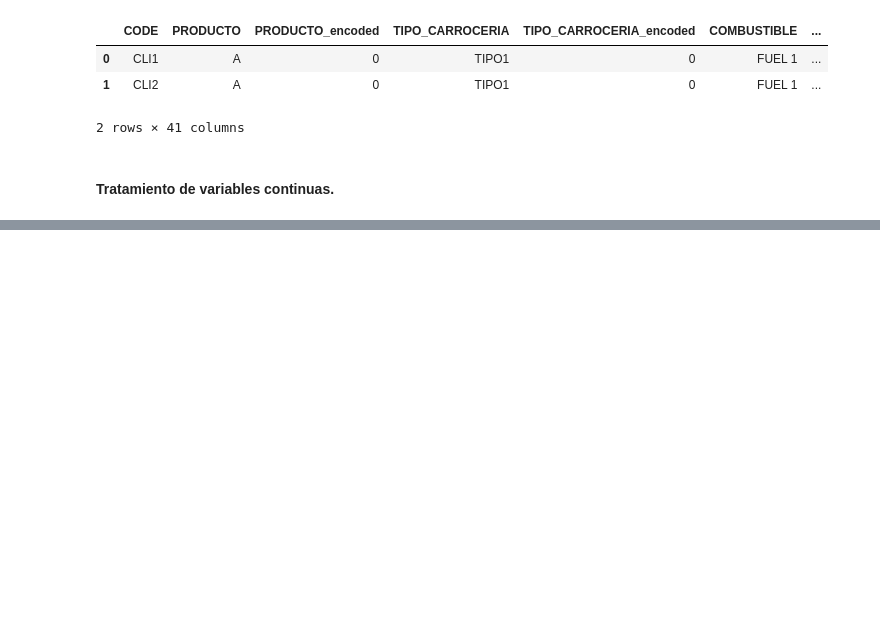
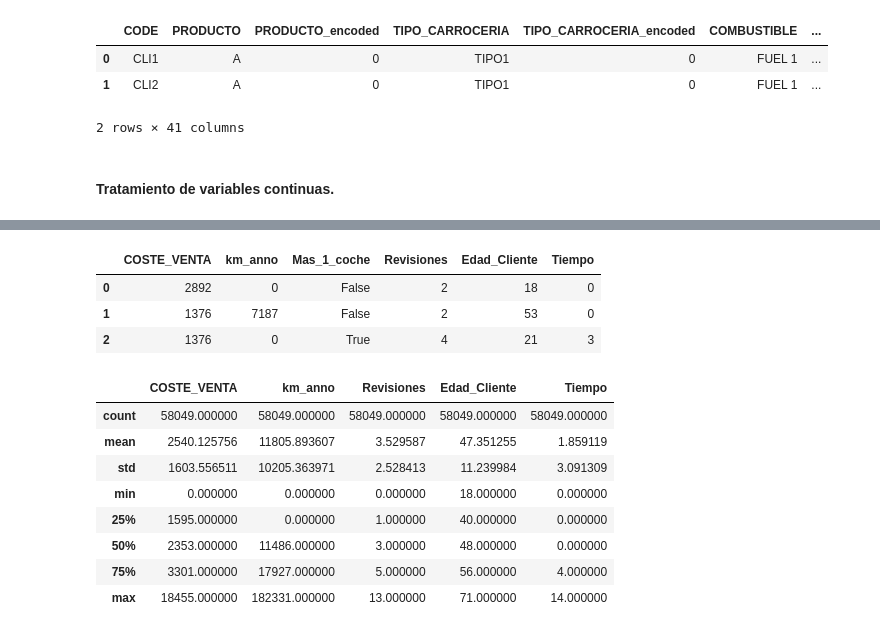
Before and after one commit to clauloro/Caso01_Propensity, a Jupyter notebook: Análisis Exploratorio de Datos - Propensión de Compra.ipynb, the cells around one changed output, grey strips where cells are left out. Saved outputs shown, nothing was run; the diff lists cells and outputs as text; code cells hidden in the pictures; blank space fills up the shorter version.

```diff
--- a/Análisis Exploratorio de Datos - Propensión de Compra.ipynb
+++ b/Análisis Exploratorio de Datos - Propensión de Compra.ipynb
@@ -614,0 +625,19 @@ df.head(2)
+# %%
+df[v_continuas].head(3)
+# %% [output]
+|  | COSTE_VENTA | km_anno | Mas_1_coche | Revisiones | Edad_Cliente | Tiempo |
+| 0 | 2892 | 0 | False | 2 | 18 | 0 |
+| 1 | 1376 | 7187 | False | 2 | 53 | 0 |
+| 2 | 1376 | 0 | True | 4 | 21 | 3 |
+# %%
+df[v_continuas].describe()
+# %% [output]
+|  | COSTE_VENTA | km_anno | Revisiones | Edad_Cliente | Tiempo |
+| count | 58049.000000 | 58049.000000 | 58049.000000 | 58049.000000 | 58049.000000 |
+| mean | 2540.125756 | 11805.893607 | 3.529587 | 47.351255 | 1.859119 |
+| std | 1603.556511 | 10205.363971 | 2.528413 | 11.239984 | 3.091309 |
+| min | 0.000000 | 0.000000 | 0.000000 | 18.000000 | 0.000000 |
+| 25% | 1595.000000 | 0.000000 | 1.000000 | 40.000000 | 0.000000 |
+| 50% | 2353.000000 | 11486.000000 | 3.000000 | 48.000000 | 0.000000 |
+| 75% | 3301.000000 | 17927.000000 | 5.000000 | 56.000000 | 4.000000 |
+| max | 18455.000000 | 182331.000000 | 13.000000 | 71.000000 | 14.000000 |
```
Also changed, not shown: parts of 1 cell of this notebook.
